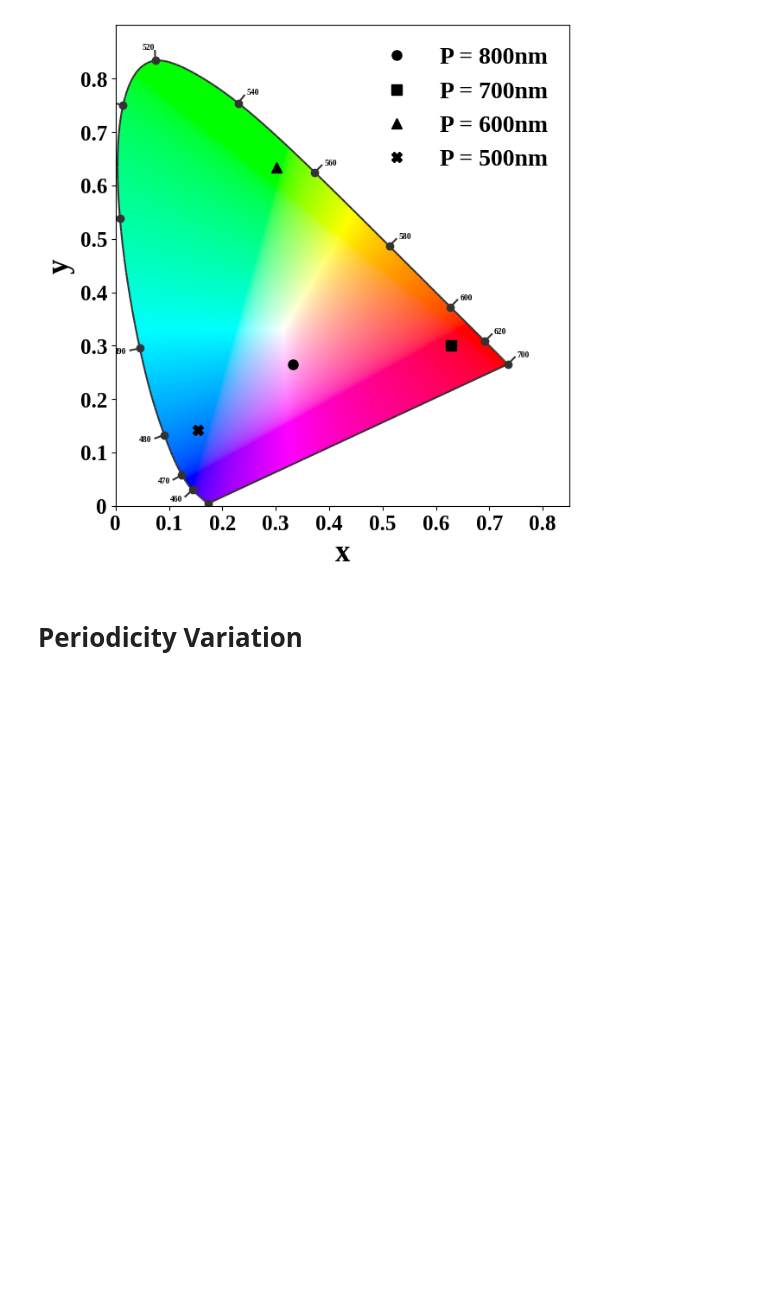
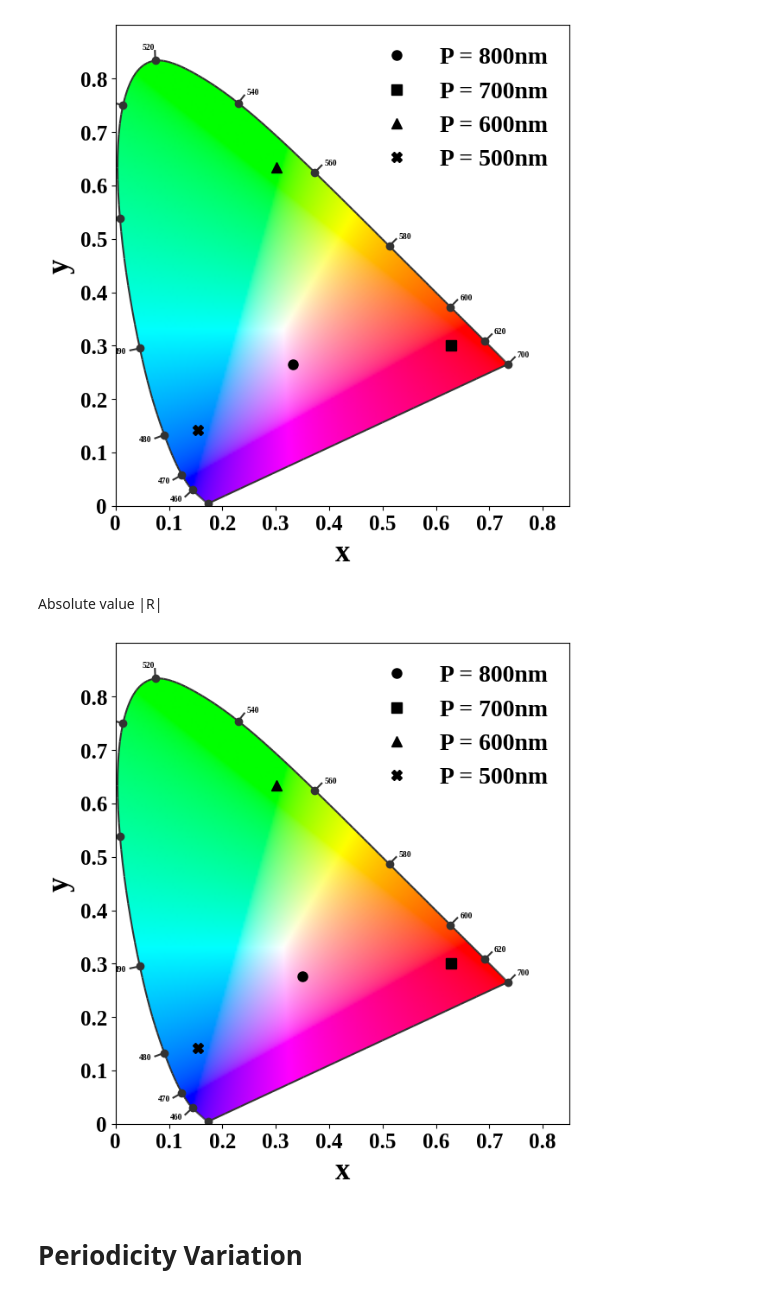
Before and after one commit to Feymankamal/Chromaticity-1931, a Jupyter notebook: colour_map.ipynb, the cells around one changed output. Drawn from its saved outputs; the diff is of its cells as text; code cells hidden in the pictures; blank space fills up the shorter version.

Commit message:
finishes 60deg 800nm plot

```diff
--- a/colour_map.ipynb
+++ b/colour_map.ipynb
@@ -1016,6 +1016,34 @@ plt.legend(loc='upper right', fontsize=20, frameon=False)
 plt.show()
 # %% [output]
 [figure]
+# %% [markdown]
+Absolute value |R|
+# %%
+ya60_800=np.abs(ref_60.ptrn_800nm)
+f60_800=interpolate.interp1d(ref_60.Wavelength, ya60_800)
+# obtain y value from interpolated function
+wvla=np.arange(400,701,1)
+yn60_800=f60_800(wvla)
+x1,y1=xycal(yn60_800,wvl)
+# %%
+figure, axes = colour.plotting.diagrams.plot_chromaticity_diagram_CIE1931(standalone=False)
+axes.plot(x1, y1, 'ko', label='P = 800nm',ms=8)
+axes.plot(xc60_700, yc60_700, 'ks', label='P = 700nm',ms=8)
+axes.plot(xc60_600, yc60_600, 'k^', label='P = 600nm',ms=8)
+axes.plot(xc60_500, yc60_500, 'kX', label='P = 500nm',ms=8)
+plt.xlabel('x',fontsize=25,fontweight='bold')
+plt.ylabel('y',fontsize=25,fontweight='bold')
+plt.xticks(fontsize=18,fontweight='bold')
+plt.yticks(fontsize=18,fontweight='bold')
+plt.title(r'')
+plt.xticks(ticks=[0, 0.1, 0.2, 0.3, 0.4, 0.5, 0.6, 0.7, 0.8], labels=['0', '0.1', '0.2', '0.3', '0.4', '0.5', '0.6', '0.7', '0.8'], fontsize=18)
+plt.yticks(ticks=[0, 0.1, 0.2, 0.3, 0.4, 0.5, 0.6, 0.7, 0.8], labels=['0', '0.1', '0.2', '0.3', '0.4', '0.5', '0.6', '0.7', '0.8'], fontsize=18)
+plt.xlim(0,0.85)
+plt.ylim(0,0.9)
+plt.legend(loc='upper right', fontsize=20, frameon=False)
+plt.show()
+# %% [output]
+[figure, added]
 # %% [markdown]
 # Periodicity Variation
 # %% [markdown]
```
